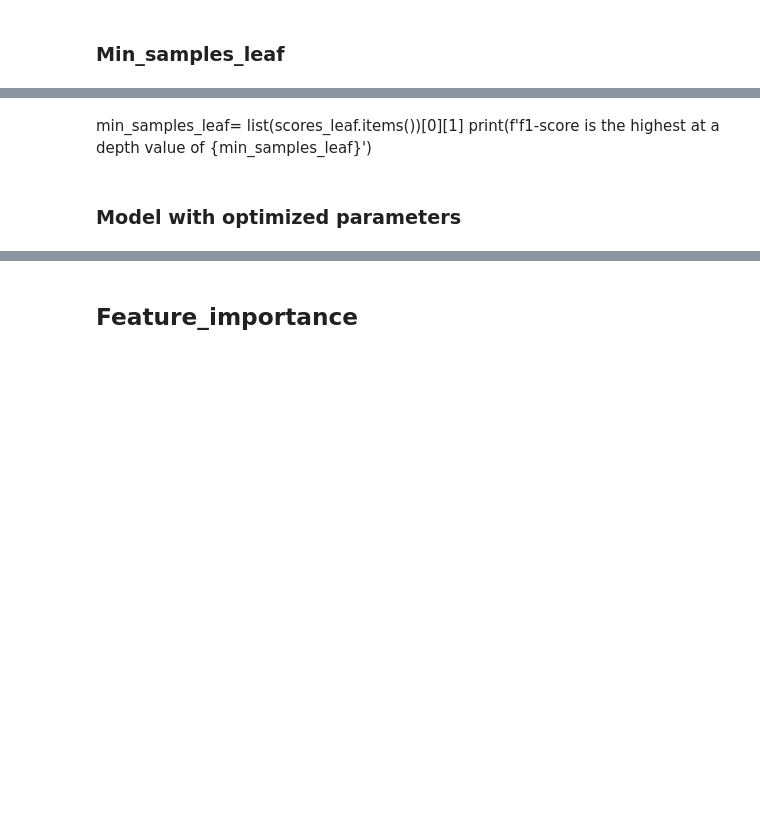
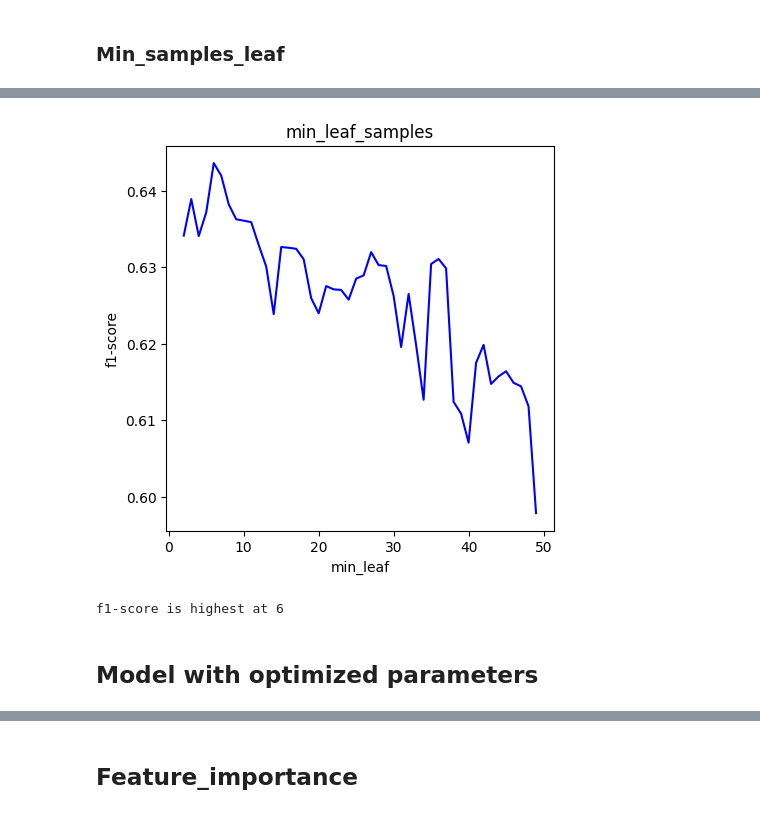
Before and after one commit to rahulakrish/water_pump_classifier, a Jupyter notebook: notebook.ipynb, the cells around one changed output, grey strips where cells are left out. Cells and saved outputs as stored; diff of their text form; code cells hidden in the pictures; blank space fills up the shorter version.

```diff
--- a/notebook.ipynb
+++ b/notebook.ipynb
@@ -830,5 +731,59 @@ plt.show();
-# %% [markdown]
-min_samples_leaf= list(scores_leaf.items())[0][1]
-print(f'f1-score is the highest at a depth value of {min_samples_leaf}')
+# %%
+#use the optimum value of depth,min_samples_split
+max_depth = max_depth
+min_samples_split = min_samples_split
+
+#define a range of min_samples_for each split
+min_leaf_range = np.arange(2,50)
+
+#create a loop with the optimum depth and different min_samples
+#creating an empty list to store scores for each depth
+f1_scores = []
+scores_leaf = {}
+
+# create a loop for the classifier to run with the different depth values
+for sample in min_leaf_range:
+
+    #instantiate
+    classifier = DecisionTreeClassifier(criterion='entropy',max_depth=depth,min_samples_split=min_samples_split,
+                                       min_samples_leaf=sample, random_state=123)
+
+    #fit the model
+    classifier.fit(X_train,y_train)
+
+    #predict values
+    y_hat_test = classifier.predict(X_test)
+
+    #calculate
+    f1 = f1_score(y_test,y_hat_test,average='macro')
+
+    #add the scores to the list
+    f1_scores.append(f1)
+
+     #adding to the dict
+    scores_leaf[f1] = sample
+
+
+#sort the dict
+scores_leaf = dict(sorted(scores_leaf.items(),
+                          key=lambda item:item[0],
+                          reverse=True))
+
+#visual
+fig,ax = plt.subplots(figsize=(5,5))
+ax.plot(min_leaf_range,f1_scores,c='b')
+
+ax.set_xlabel('min_leaf')
+ax.set_ylabel('f1-score')
+ax.set_title('min_leaf_samples')
+
+plt.show();
+# %% [output]
+[figure, added]
+# %%
+min_samples_leaf= list(scores_leaf.items())[0][1]
+print(f'f1-score is highest at {min_samples_leaf}')
+# %% [output]
+f1-score is highest at 6
 # %% [markdown]
-### Model with optimized parameters
+## Model with optimized parameters
```
Also changed, not shown: parts of 25 cells of this notebook.
